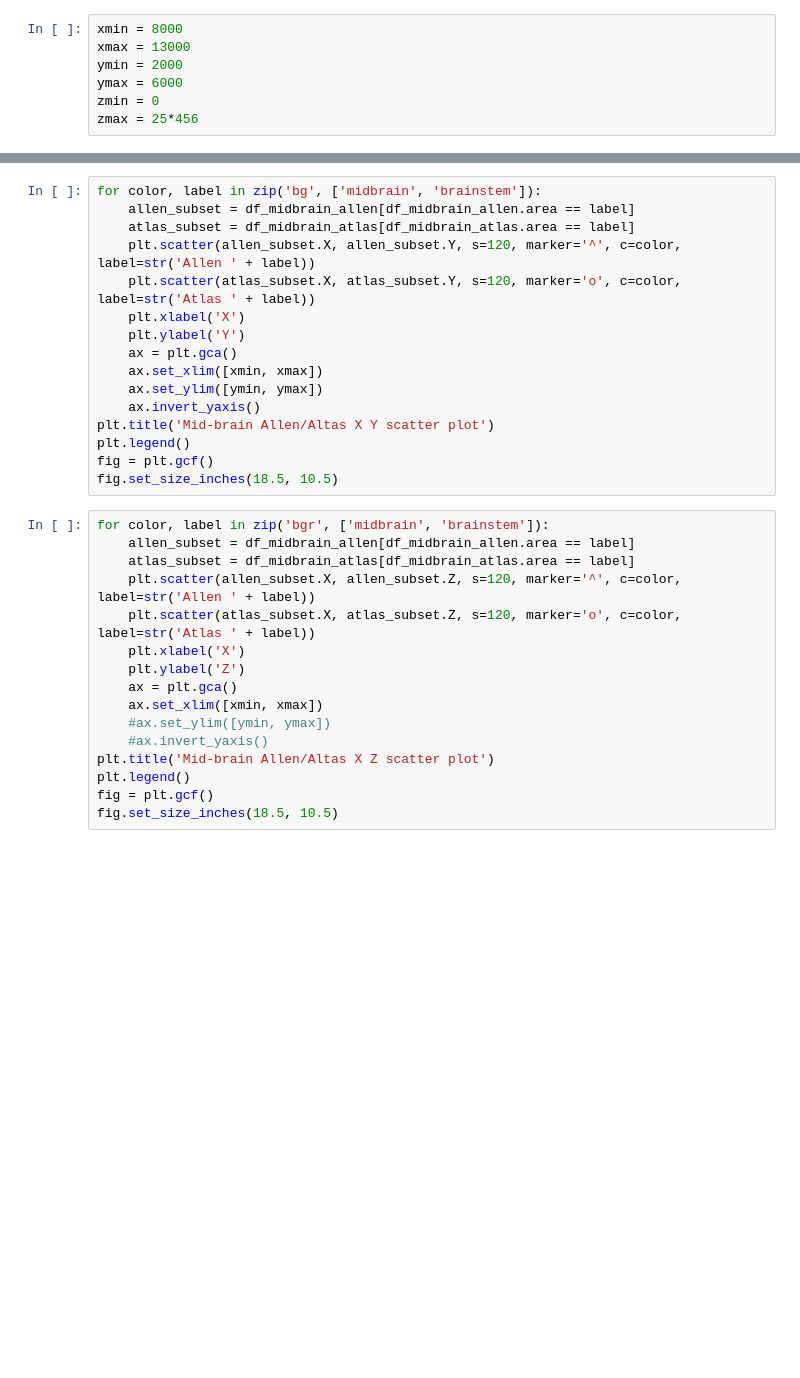
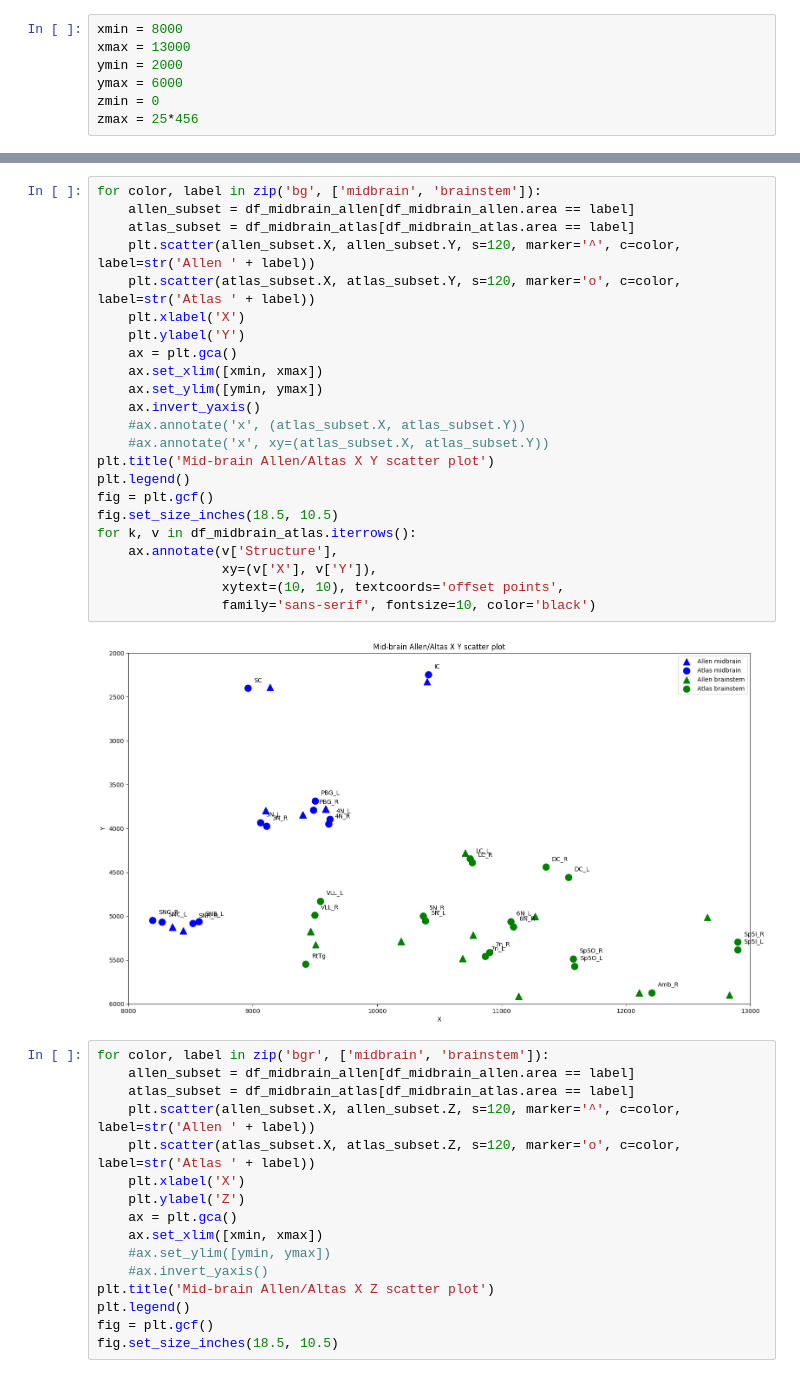
Before and after one commit to BrainSharer/pipeline, a Jupyter notebook: src/atlas/notebooks/allen.atlas.comparison.ipynb, the cells around one changed output, grey strips where cells are left out. Saved outputs shown, nothing was run; the diff lists cells and outputs as text; blank space fills up the shorter version.

```diff
--- a/src/atlas/notebooks/allen.atlas.comparison.ipynb
+++ b/src/atlas/notebooks/allen.atlas.comparison.ipynb
@@ -54,19 +72,28 @@ df_midbrain_atlas.head()
 # %%
 for color, label in zip('bg', ['midbrain', 'brainstem']):
     allen_subset = df_midbrain_allen[df_midbrain_allen.area == label]
     atlas_subset = df_midbrain_atlas[df_midbrain_atlas.area == label]
     plt.scatter(allen_subset.X, allen_subset.Y, s=120, marker='^', c=color, label=str('Allen ' + label))
     plt.scatter(atlas_subset.X, atlas_subset.Y, s=120, marker='o', c=color, label=str('Atlas ' + label))
     plt.xlabel('X')
     plt.ylabel('Y')
     ax = plt.gca()
     ax.set_xlim([xmin, xmax])
     ax.set_ylim([ymin, ymax])
     ax.invert_yaxis()
+    #ax.annotate('x', (atlas_subset.X, atlas_subset.Y))
+    #ax.annotate('x', xy=(atlas_subset.X, atlas_subset.Y))
 plt.title('Mid-brain Allen/Altas X Y scatter plot')
 plt.legend()
 fig = plt.gcf()
 fig.set_size_inches(18.5, 10.5)
+for k, v in df_midbrain_atlas.iterrows():
+    ax.annotate(v['Structure'],
+                xy=(v['X'], v['Y']),
+                xytext=(10, 10), textcoords='offset points',
+                family='sans-serif', fontsize=10, color='black')
+# %% [output]
+[figure, added]
 # %%
 for color, label in zip('bgr', ['midbrain', 'brainstem']):
     allen_subset = df_midbrain_allen[df_midbrain_allen.area == label]
```
Also changed, not shown: parts of 4 cells of this notebook, 4 other files.
